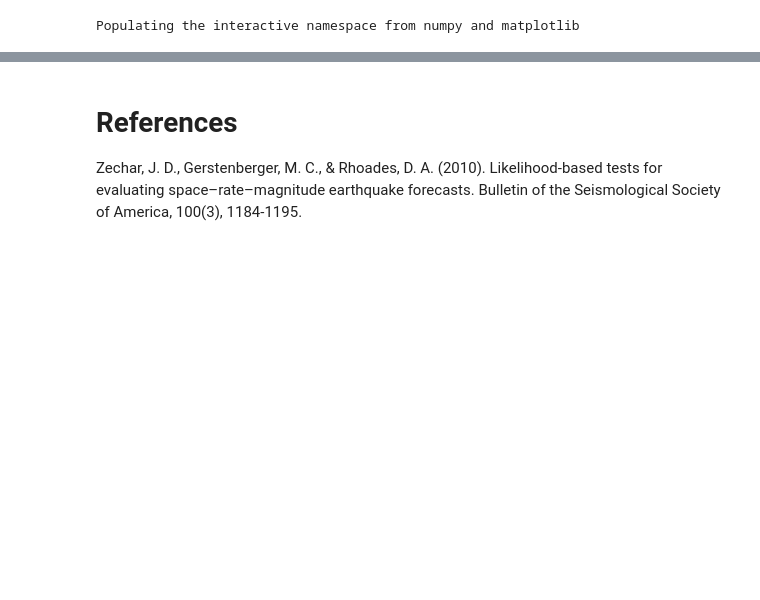
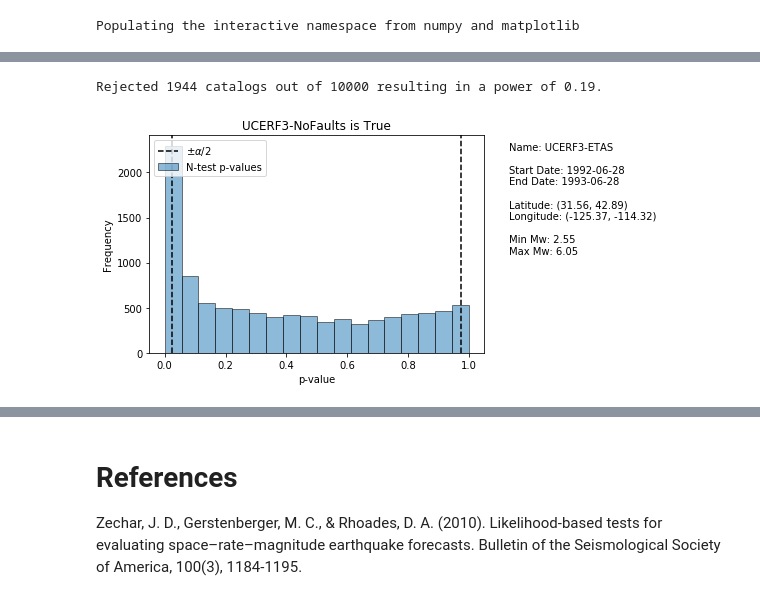
Before and after one commit to SCECcode/pycsep, a Jupyter notebook: notes/n_test_power.ipynb, the cells around one changed output, grey strips where cells are left out. Saved outputs shown, nothing was run; the diff lists cells and outputs as text; code cells hidden in the pictures; blank space fills up the shorter version.

```diff
--- a/notes/n_test_power.ipynb
+++ b/notes/n_test_power.ipynb
@@ -81,0 +139,15 @@ Recall, we are assuming that UCERF3-ETAS repesents the 'true' distribution or in
+# %%
+results = array(results)
+ax = csep.utils.plotting.plot_histogram(p_values, tol, bins='fd', catalog=true_catalog, plot_args={'legend_loc': 'upper left',
+                                                                             'xlabel': 'p-value',
+                                                                             'sim_label': 'N-test p-values',
+                                                                             'obs_label': r'$\pm \alpha/2$',
+                                                                             'title': 'UCERF3-NoFaults is True'})
+ax.axvline(x=(1-tol), color='black', linestyle='--')
+rejected = len(argwhere(results==1))
+power = rejected / n_cats
+print('Rejected {} catalogs out of {} resulting in a power of {:.2f}.'
+      .format(rejected, n_cats, power))
+# %% [output]
+Rejected 1944 catalogs out of 10000 resulting in a power of 0.19.
+[figure, added]
```
Also changed, not shown: parts of 18 cells of this notebook, 1 other file.
